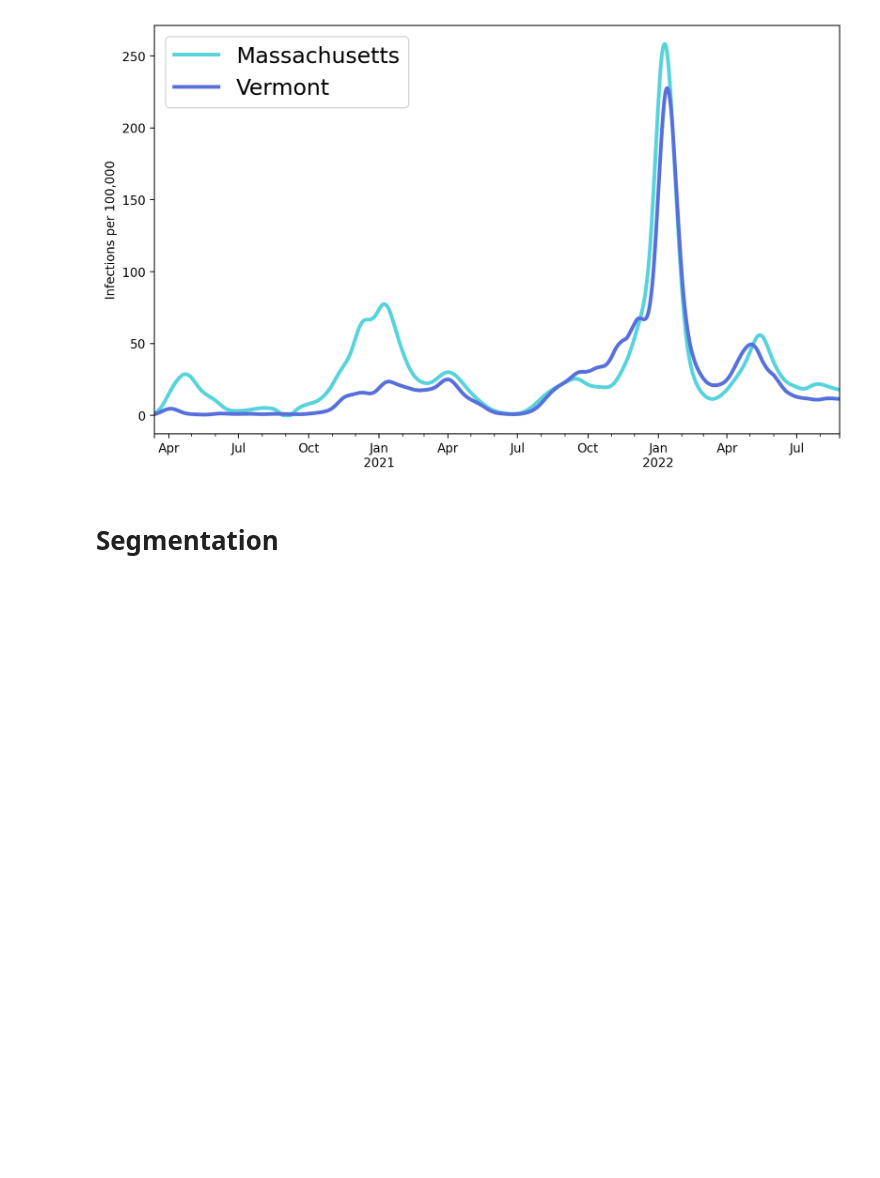
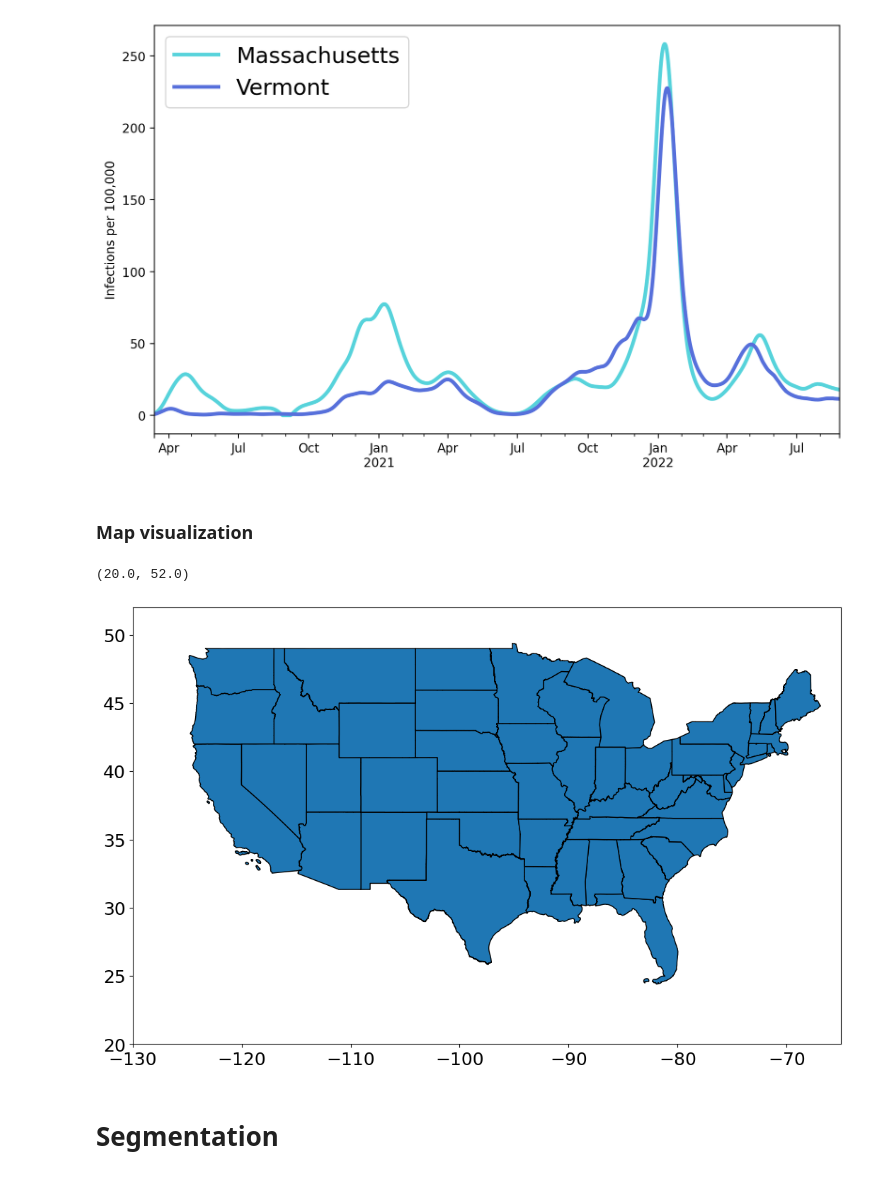
Before and after one commit to kevin-q2/covid-wave-cluster, a Jupyter notebook: examples/examples.ipynb, the cells around one changed output. Drawn from its saved outputs; the diff is of its cells as text; code cells hidden in the pictures; blank space fills up the shorter version.

Commit message:
data organization

```diff
--- a/examples/examples.ipynb
+++ b/examples/examples.ipynb
@@ -82,6 +82,36 @@ plt.legend(['Massachusetts', 'Vermont'])
 # %% [output]
 <matplotlib.legend.Legend at 0x...>
 [figure]
+# %% [markdown]
+### Map visualization
+# %%
+# json file with geographic info for each state -- required for graphing
+state_map = gpd.read_file("../data/state/visualization/tl_rd22_us_state.shp")
+sl = ['Hawaii', 'Alaska', 'Puerto Rico', 'United States Virgin Islands', 'Commonwealth of the Northern Mariana Islands', 'Guam', 'American Samoa']
+state_map = state_map.drop(state_map.loc[state_map.NAME.isin(sl)].index, axis = 0)
+state_map.index = range(len(state_map))
+
+translator = {'US_AK': 'Alaska', 'US_AL':'Alabama', 'US_AR':'Arkansas', 'US_AZ':'Arizona', 'US_CA':'California',
+             'US_CO':'Colorado', 'US_CT':'Connecticut', 'US_DC':'District of Columbia', 'US_DE':'Delaware',
+             'US_FL':'Florida', 'US_GA':'Georgia', 'US_HI':'Hawaii', 'US_IA': 'Iowa', 'US_ID':'Idaho',
+             'US_IL':'Illinois', 'US_IN':'Indiana', 'US_KS':'Kansas', 'US_KY':'Kentucky', 'US_LA':'Louisiana',
+             'US_MA':'Massachusetts', 'US_MD':'Maryland', 'US_ME':'Maine', 'US_MI':'Michigan', 'US_MN':'Minnesota',
+             'US_MO':'Missouri', 'US_MS':'Mississippi', 'US_MT':'Montana', 'US_NC':'North Carolina', 'US_ND':'North Dakota',
+             'US_NE':'Nebraska', 'US_NH':'New Hampshire', 'US_NJ':'New Jersey', 'US_NM':'New Mexico', 'US_NV':'Nevada',
+             'US_NY':'New York', 'US_OH':'Ohio', 'US_OK':'Oklahoma', 'US_OR':'Oregon', 'US_PA':'Pennsylvania',
+             'US_PR':'Puerto Rico', 'US_RI':'Rhode Island', 'US_SC':'South Carolina', 'US_SD':'South Dakota',
+             'US_TN':'Tennessee', 'US_TX':'Texas', 'US_UT':'Utah', 'US_VA':'Virginia', 'US_VT':'Vermont', 'US_WA':'Washington',
+             'US_WI':'Wisconsin', 'US_WV':'West Virginia', 'US_WY':'Wyoming'}
+
+data_locations = [translator[_] for _ in data.columns]
+# %%
+fig,ax = plt.subplots(figsize = (14,8))
+state_map.plot(ax = ax, edgecolor="black")
+ax.set_xlim(-130, -65)
+ax.set_ylim(20,52)
+# %% [output]
+(20.0, 52.0)
+[figure, added]
 # %% [markdown]
 # Segmentation
 # %% [markdown]
```
Also changed, not shown: parts of 21 cells of this notebook, 9 other files.
